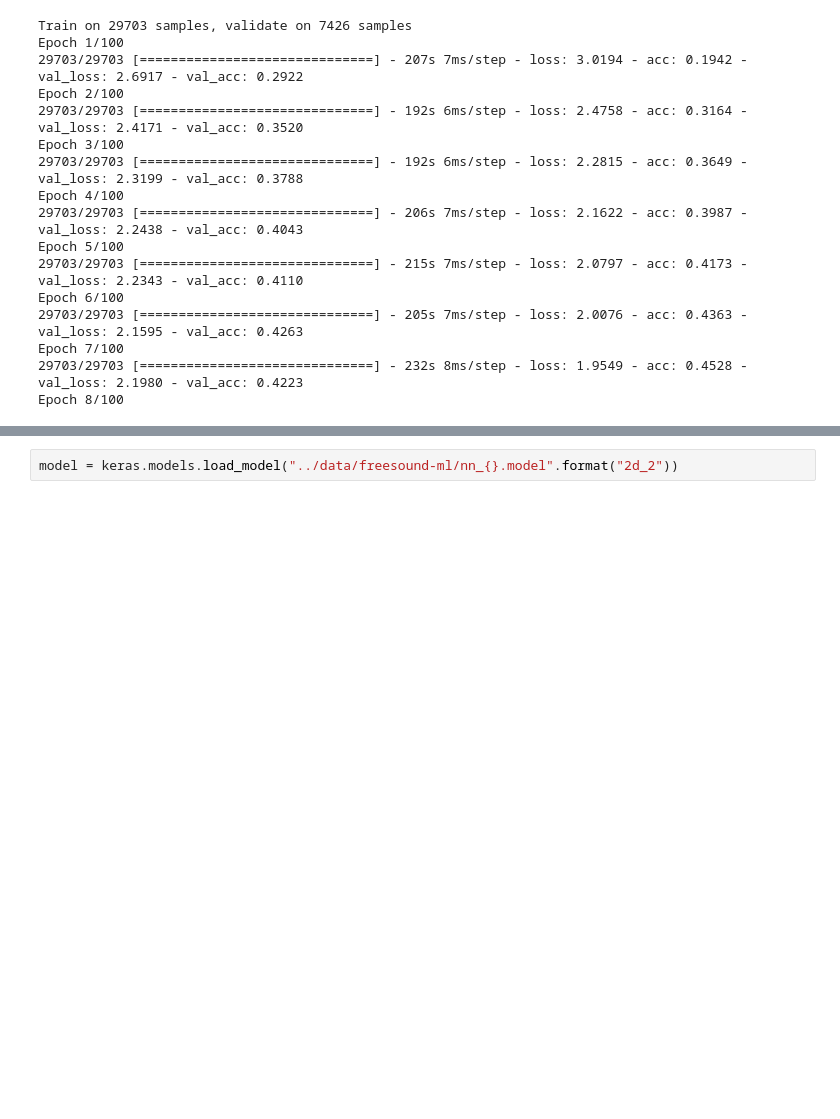
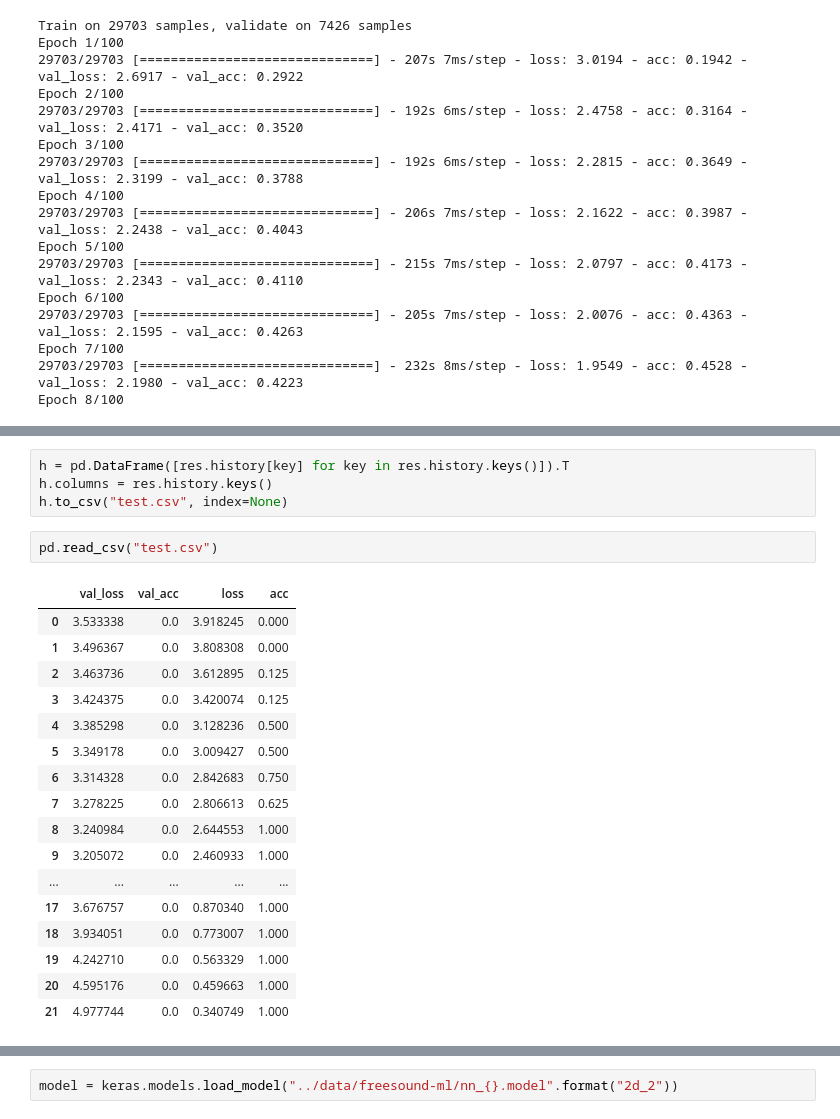
Before and after one commit to Chrisjw42/ml-freesound-prod, a Jupyter notebook: 2-CNN.ipynb, the cells around one changed output, grey strips where cells are left out. Saved outputs shown, nothing was run; the diff lists cells and outputs as text; blank space fills up the shorter version.

```diff
--- a/2-Preprocessing Alt.ipynb
+++ b/2-CNN.ipynb
@@ -328,0 +473,24 @@ Epoch 8/100
+# %%
+h = pd.DataFrame([res.history[key] for key in res.history.keys()]).T
+h.columns = res.history.keys()
+h.to_csv("test.csv", index=None)
+# %%
+pd.read_csv("test.csv")
+# %% [output]
+|  | val_loss | val_acc | loss | acc |
+| 0 | 3.533338 | 0.0 | 3.918245 | 0.000 |
+| 1 | 3.496367 | 0.0 | 3.808308 | 0.000 |
+| 2 | 3.463736 | 0.0 | 3.612895 | 0.125 |
+| 3 | 3.424375 | 0.0 | 3.420074 | 0.125 |
+| 4 | 3.385298 | 0.0 | 3.128236 | 0.500 |
+| 5 | 3.349178 | 0.0 | 3.009427 | 0.500 |
+| 6 | 3.314328 | 0.0 | 2.842683 | 0.750 |
+| 7 | 3.278225 | 0.0 | 2.806613 | 0.625 |
+| 8 | 3.240984 | 0.0 | 2.644553 | 1.000 |
+| 9 | 3.205072 | 0.0 | 2.460933 | 1.000 |
+| ... | ... | ... | ... | ... |
+| 17 | 3.676757 | 0.0 | 0.870340 | 1.000 |
+| 18 | 3.934051 | 0.0 | 0.773007 | 1.000 |
+| 19 | 4.242710 | 0.0 | 0.563329 | 1.000 |
+| 20 | 4.595176 | 0.0 | 0.459663 | 1.000 |
+| 21 | 4.977744 | 0.0 | 0.340749 | 1.000 |
```
Also changed, not shown: parts of 31 cells of this notebook, 11 other files.
